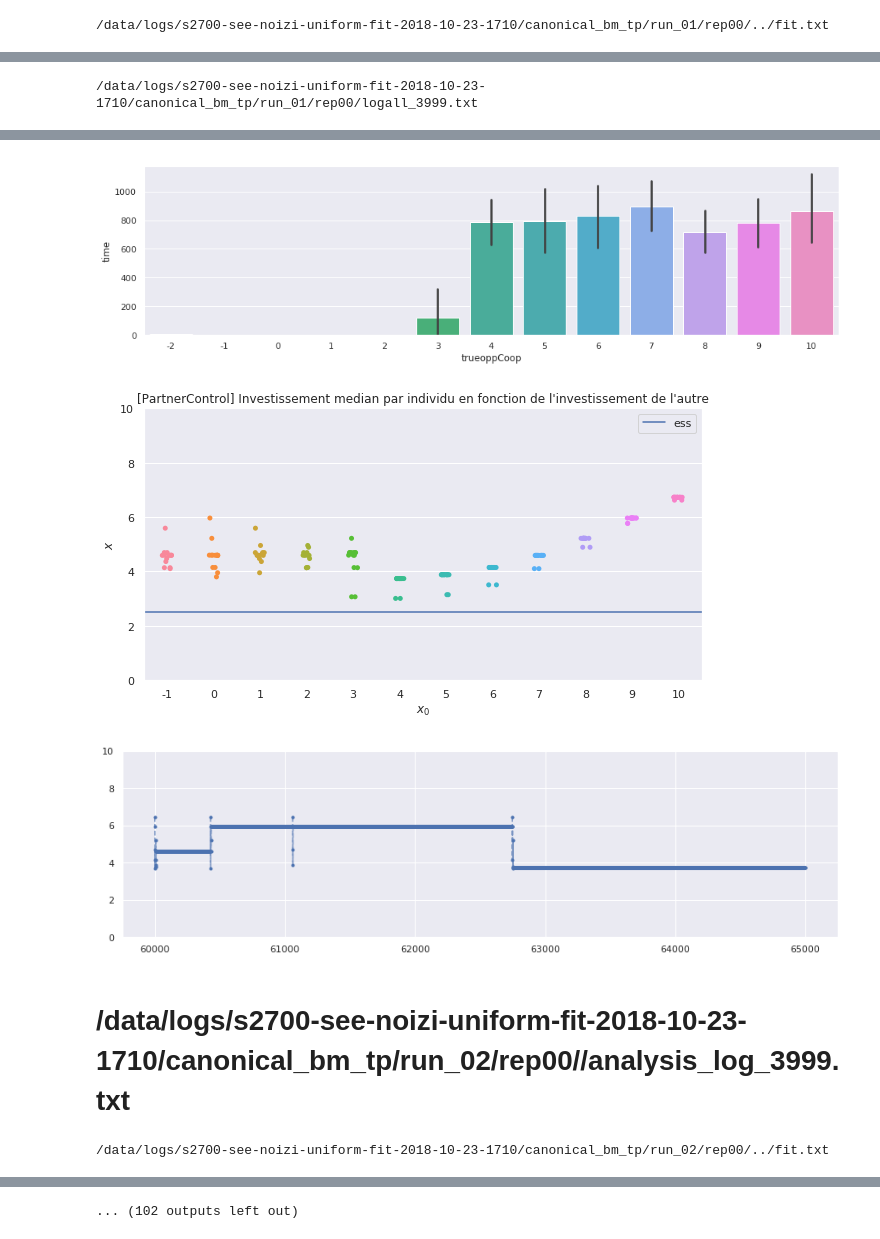
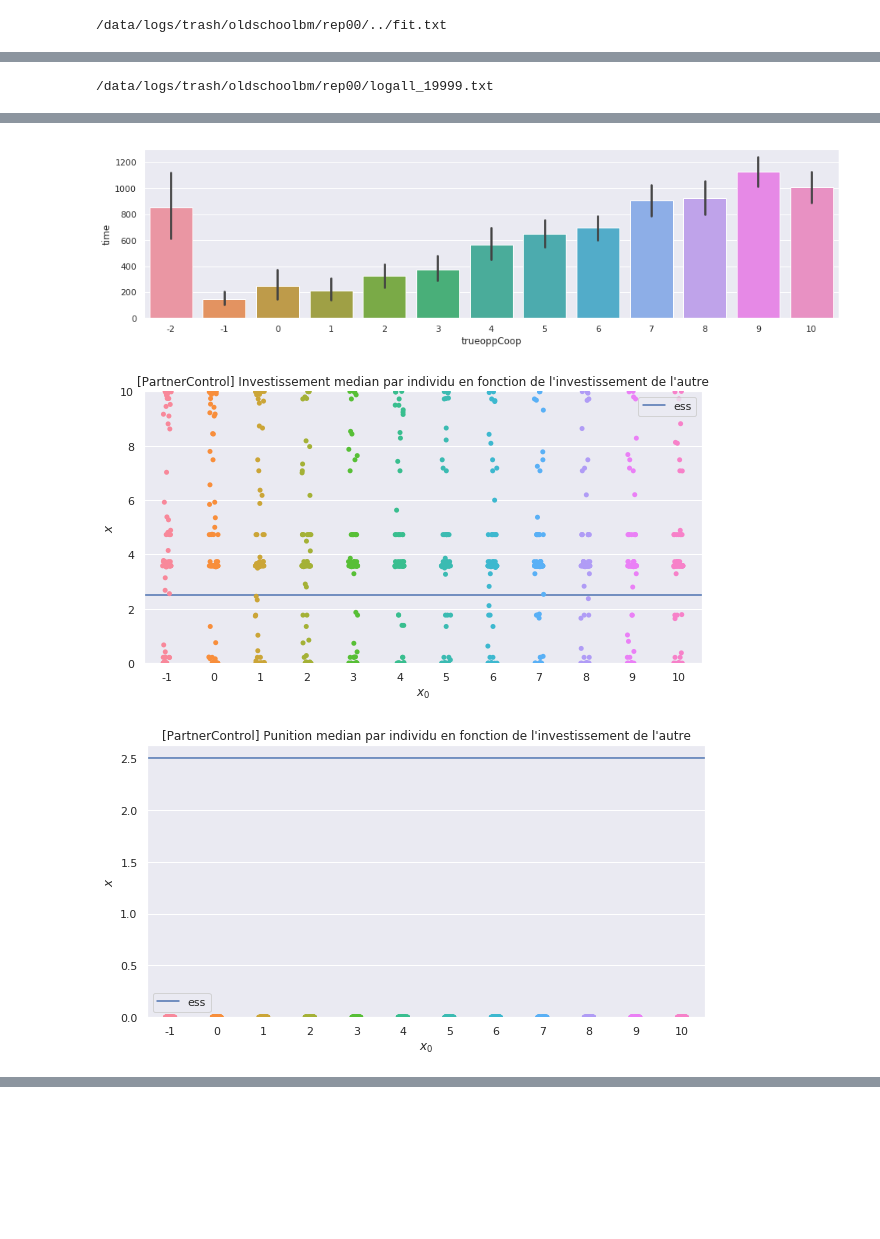
Before and after one commit to PaulEcoffet/roborobo3, a Jupyter notebook: roborobo3/notebooks/bigmodel_partnerchoice.ipynb, the cells around one changed output, grey strips where cells are left out. Saved outputs shown, nothing was run; the diff lists cells and outputs as text; code cells hidden in the pictures; blank space fills up the shorter version.

```diff
--- a/roborobo3/notebooks/bigmodel_partnerchoice.ipynb
+++ b/roborobo3/notebooks/bigmodel_partnerchoice.ipynb
@@ -63,10 +66,10 @@ def read_csvx(path, *args, **kwargs):
 # %%
 from itertools import product
 force = False
-runs = range(1, 15)
-for run, num in product(runs, [3999]):
-    path = f"/data/logs/s2700-see-noizi-uniform-fit-2018-10-23-1710/canonical_bm_tp/run_{run:02}/rep{{}}/"
-    #path = f"/data/logs/1p1-fake-var05-2018-10-12-1907/canonical_bm_fake_var/run_{run}/rep{{}}/"
+runs = range(1, 2)
+for run, num in product(runs, [19999]):
+    path = f"/data/logs/s2700-see-noizi-uniform-fit-partnercontrol-2018-10-25-1814/canonical_bm_tp/run_{run:02}/rep{{}}/"
+    path = f"/data/logs/trash/oldschoolbm/rep{{}}/"
 
     path = path.format('00')
     slippy = True
@@ -159,6 +162,7 @@ for run, num in product(runs, [3999]):
 
     fig, ax = plt.subplots(figsize=(15, 4))
     sns.violinplot(data=timespent, x='trueoppCoop', y='time', cut=0, scale="width", inner="points", ax=ax)
+    ax.set_ylim(0, 1500)
 
     #plt.ylim(0,500)
     plt.ylabel('Mean time on the object for each agent')
@@ -189,6 +193,23 @@ for run, num in product(runs, [3999]):
     ax.set_ylim(0, 10);
     plt.show(fig)
 
+    fig, ax = plt.subplots(figsize=(10, 5))
+    #sns.violinplot(data=df.query('onOpp > 0').groupby(['trueoppCoop', 'ind'], as_index=False).median(), cut=0, x='trueoppCoop', y='ownCoop', scale='count', inner='points')
+    try:
+        sns.stripplot(data=df.query('onOpp > 0').groupby(['trueoppCoop', 'ind'], as_index=False).median(), x='trueoppCoop', y='spite')
+    except Exception as e:
+        print(type(e), e)
+    else:
+        #sns.violinplot(data=df.query('onOpp > 0'), cut=0, x='trueoppCoop', y='ownCoop', scale='count')
+        ax.axhline(2.5, label='ess')
+        ax.set_title("[PartnerControl] Punition median par individu en fonction de l'investissement de l'autre")
+        ax.legend()
+        ax.set_ylabel("$x$")
+        ax.set_xlabel("$x_0$")
+        ax.set_ylim(0, None);
+    finally:
+        plt.show(fig)
+
     fig, ax = plt.subplots(figsize=(15, 4))
     df.query('ind == 1 and rep == 2')['truecoop'].plot(ax=ax, style='.')
     df.query('ind == 1 and rep == 2')['truecoop'].plot(ax=ax, style='--', alpha=0.7, c=sns.palettes.get_color_cycle()[0])
@@ -213 +234 @@ for run, num in product(runs, [3999]):
-/data/logs/s2700-see-noizi-uniform-fit-2018-10-23-1710/canonical_bm_tp/run_01/rep00/../fit.txt
+/data/logs/trash/oldschoolbm/rep00/../fit.txt
@@ -215 +236 @@ for run, num in product(runs, [3999]):
-/data/logs/s2700-see-noizi-uniform-fit-2018-10-23-1710/canonical_bm_tp/run_01/rep00/logall_3999.txt
+/data/logs/trash/oldschoolbm/rep00/logall_19999.txt
@@ -218,5 +239,3 @@ for run, num in product(runs, [3999]):
-[figure, old version]
+[figure, new version]
-[figure, old version]
+[figure, new version]
-[figure, old version]
+[figure, new version]
-# /data/logs/s2700-see-noizi-uniform-fit-2018-10-23-1710/canonical_bm_tp/run_02/rep00//analysis_log_3999.txt
-/data/logs/s2700-see-noizi-uniform-fit-2018-10-23-1710/canonical_bm_tp/run_02/rep00/../fit.txt
@@ -224,4 +243,3 @@ for run, num in product(runs, [3999]):
-... (102 outputs left out)
 # %%
 ################
 #% CONF LOADER #
```
Also changed, not shown: parts of 6 cells of this notebook, 22 other files.
